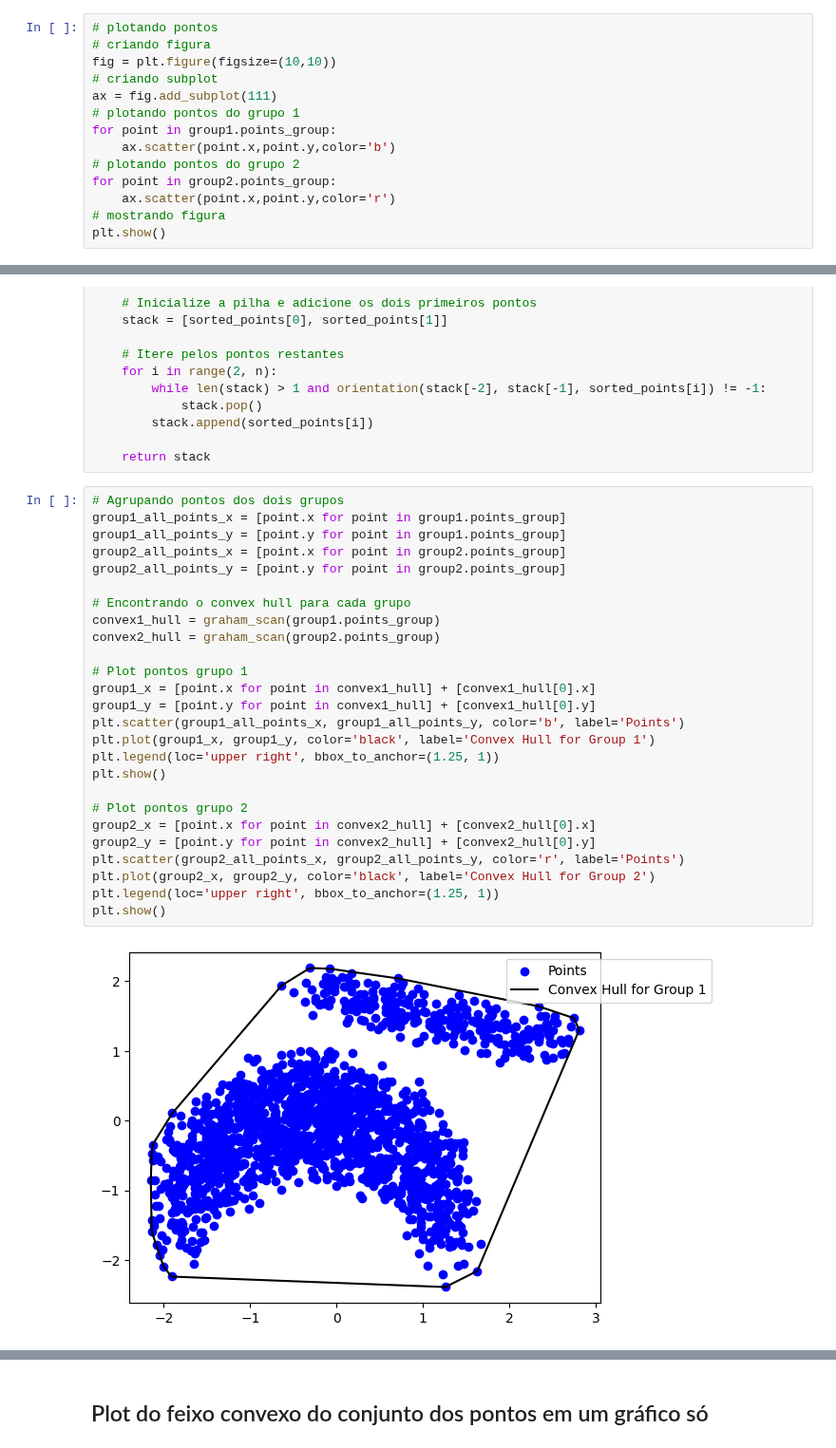
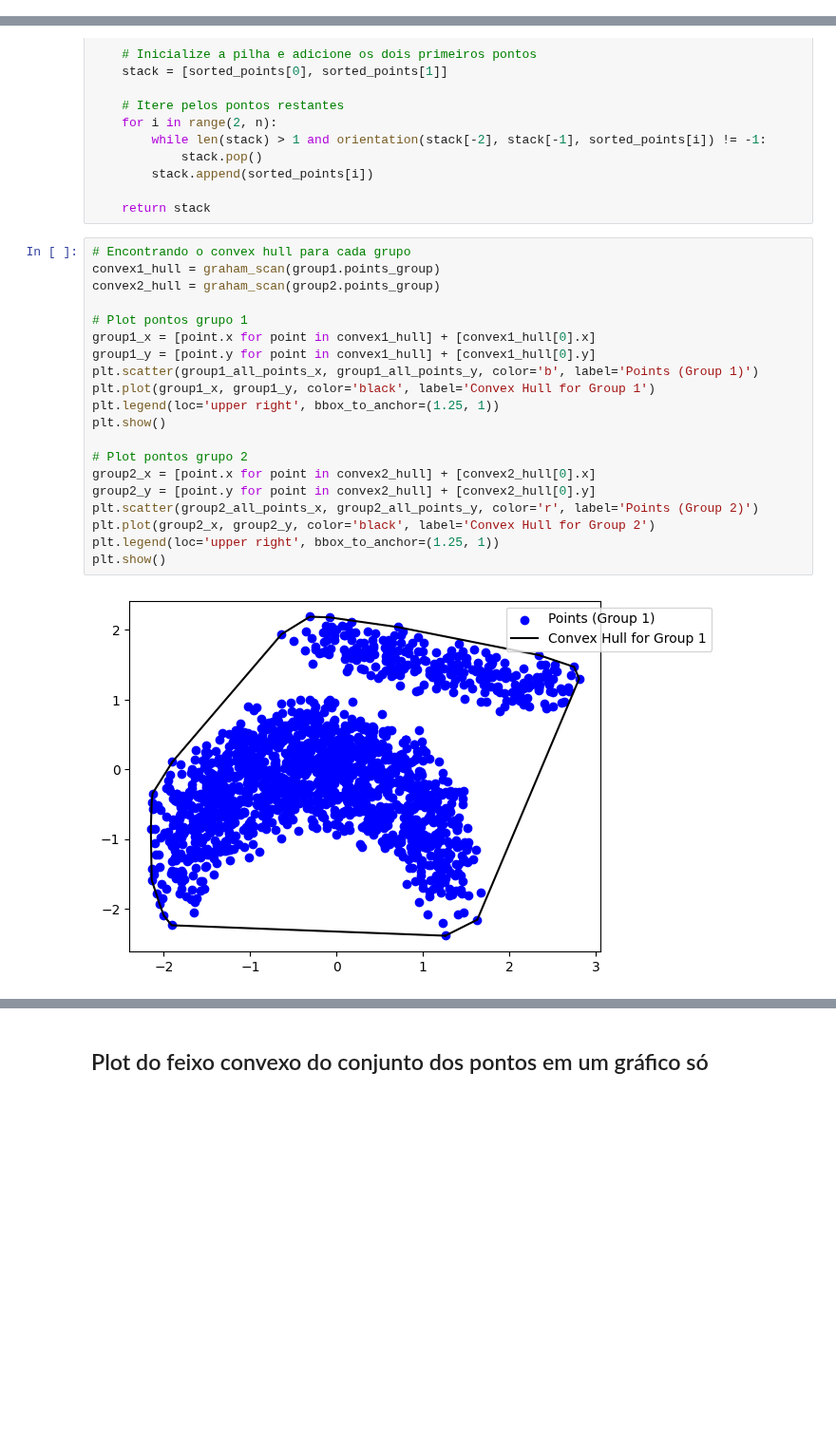
Before and after one commit to LeoOMaia/ALG-2, a Jupyter notebook: trabson.ipynb, the cells around one changed output, grey strips where cells are left out. Shown at 95% size. Cells and saved outputs as stored; diff of their text form; blank space fills up the shorter version.

```diff
--- a/trabson.ipynb
+++ b/trabson.ipynb
@@ -46,17 +46,3 @@ for line in treinamento:
 # para criterio de desempate, ordena-se pelo menor x
 group1.points_group.sort(key=lambda point: (point.y,point.x))
 group2.points_group.sort(key=lambda point: (point.y,point.x))
-# %%
-# plotando pontos
-# criando figura
-fig = plt.figure(figsize=(10,10))
-# criando subplot
-ax = fig.add_subplot(111)
-# plotando pontos do grupo 1
-for point in group1.points_group:
-    ax.scatter(point.x,point.y,color='b')
-# plotando pontos do grupo 2
-for point in group2.points_group:
-    ax.scatter(point.x,point.y,color='r')
-# mostrando figura
-plt.show()
@@ -100,30 +96,24 @@ def graham_scan(points):
 
     return stack
 # %%
-# Agrupando pontos dos dois grupos
-group1_all_points_x = [point.x for point in group1.points_group]
-group1_all_points_y = [point.y for point in group1.points_group]
-group2_all_points_x = [point.x for point in group2.points_group]
-group2_all_points_y = [point.y for point in group2.points_group]
-
 # Encontrando o convex hull para cada grupo
 convex1_hull = graham_scan(group1.points_group)
 convex2_hull = graham_scan(group2.points_group)
 
 # Plot pontos grupo 1
 group1_x = [point.x for point in convex1_hull] + [convex1_hull[0].x]
 group1_y = [point.y for point in convex1_hull] + [convex1_hull[0].y]
-plt.scatter(group1_all_points_x, group1_all_points_y, color='b', label='Points')
+plt.scatter(group1_all_points_x, group1_all_points_y, color='b', label='Points (Group 1)')
 plt.plot(group1_x, group1_y, color='black', label='Convex Hull for Group 1')
 plt.legend(loc='upper right', bbox_to_anchor=(1.25, 1))
 plt.show()
 
 # Plot pontos grupo 2
 group2_x = [point.x for point in convex2_hull] + [convex2_hull[0].x]
 group2_y = [point.y for point in convex2_hull] + [convex2_hull[0].y]
-plt.scatter(group2_all_points_x, group2_all_points_y, color='r', label='Points')
+plt.scatter(group2_all_points_x, group2_all_points_y, color='r', label='Points (Group 2)')
 plt.plot(group2_x, group2_y, color='black', label='Convex Hull for Group 2')
 plt.legend(loc='upper right', bbox_to_anchor=(1.25, 1))
 plt.show()
 # %% [output]
-[figure, old version]
+[figure, new version]
```
Also changed, not shown: parts of 8 cells of this notebook.
